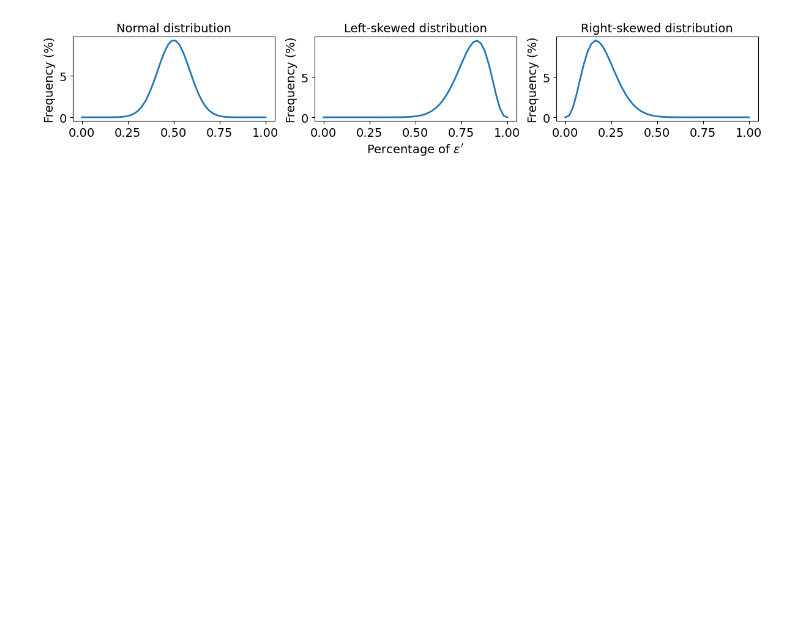
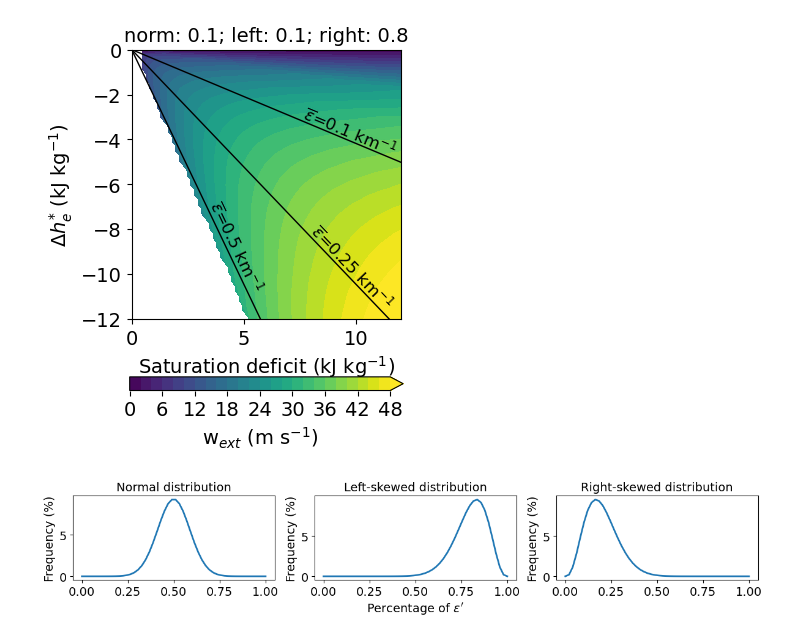
Before and after one commit to dongqi-DQ/plume_models, a Jupyter notebook: distribution_plotting.ipynb, the cells around one changed output. Drawn from its saved outputs; the diff is of its cells as text; code cells hidden in the pictures; blank space fills up the shorter version.

```diff
--- a/distribution_plotting.ipynb
+++ b/distribution_plotting.ipynb
@@ -277,3 +271,89 @@ plt.tight_layout()
+# %%
+## mix them a little
+fig = plt.figure(figsize=(12,5))
+
+ax1 = fig.add_subplot(131)
+## Normal distribution
+## prepare arrays for plotting
+sat_def_arr = np.array(df_normal["sat_def"])*const.Lv0/1000
+dh_arr = np.array(df_normal["dh"])/1000
+
+dz_arr = np.array(df_normal["dz"])/1000
+dz = np.nanmean(dz_arr)
+ent_b_arr = np.array(df_normal["ent_b"])*1000
+
+## normal
+CAPEdist_normal = np.array(df_normal["CAPE_dist"])
+w_arr_normal = np.sqrt(2*CAPEdist_normal)
+## left
+CAPEdist_left = np.array(df_left["CAPE_dist"])
+w_arr_left = np.sqrt(2*CAPEdist_left)
+
+## right
+CAPEdist_right = np.array(df_right["CAPE_dist"])
+w_arr_right = np.sqrt(2*CAPEdist_right)
+
+# w_arr = (w_arr_normal + w_arr_left + w_arr_right)/3
+weight_normal = 0.1
+weight_left   = 0.1
+weight_right  = 0.8
+
+weights = np.array([weight_normal, weight_left, weight_right])
+
+w_arr = (
+    weights[0] * w_arr_normal
+    + weights[1] * w_arr_left
+    + weights[2] * w_arr_right
+) / weights.sum()
+
+# w_arr = (
+#     weight_normal * w_arr_normal
+#     + weight_left * w_arr_left
+#     + weight_right * w_arr_right
+# )
+
+Xi, Yi, Zi = scatter_to_contour(sat_def_arr, dh_arr, w_arr)
+cf1 = ax1.contourf(Xi, Yi, Zi, levels=np.arange(0,50,2),extend="max",cmap="viridis")
+fig.colorbar(cf1, ax=ax1, label=r"w$_{ext}$ (m s$^{-1}$)",orientation="horizontal")
+
+for es,xval in zip([-0.5, -0.25,-0.1],[3.5,8.5,8.5]):
+    yval = np.linspace(-12,0,20)
+    xval1 = yval/(es)/dz
+
+    plt.plot(xval1,yval,"k",linewidth=1)
+    # slope dy/dx
+    dy = yval[-1] - yval[0]
+    dx = xval1[-1] - xval1[0]
+    angle = np.degrees(np.arctan2(dy, dx))
+    ix = np.argwhere(xval1<xval)[0][0]
+    # choose a point ON the line for the label
+    x_text = xval1[ix]
+    y_text = yval[ix]
+    if es == -0.25:
+        x_text = xval1[ix+1]
+        y_text = yval[ix+1]
+
+    plt.text(
+        x_text, y_text,
+        r"$\overline{\epsilon}$"+f"={-es} km"+r"$^{-1}$",
+        color="k",
+        fontsize=12,
+        rotation=angle+180,
+        rotation_mode="anchor",
+        transform_rotates_text=True,
+        ha="left",
+        va="bottom"
+    )
+
+ax1.set_xlim(0,12)
+ax1.set_ylim(-12,0)
+ax1.set_xlabel(r"Saturation deficit (kJ kg$^{-1}$)")
+ax1.set_ylabel(r"$\Delta h_{e}^{*}$ (kJ kg$^{-1}$)")
+# ax1.text(0.5,-11.5,f"{weight_normal}; {weight_left}; {weight_right}",fontweight="bold",fontsize=14)
+ax1.set_title(f"norm: {weight_normal}; left: {weight_left}; right: {weight_right}",fontsize=14)
+ax1.set_aspect('equal')
+# %% [output]
+[figure, added]
 # %%
 from scipy.stats import beta,norm
 def distribution_profile(nbins=50, skew="right"):
```
Also changed, not shown: parts of 3 cells of this notebook, 6 other files.
